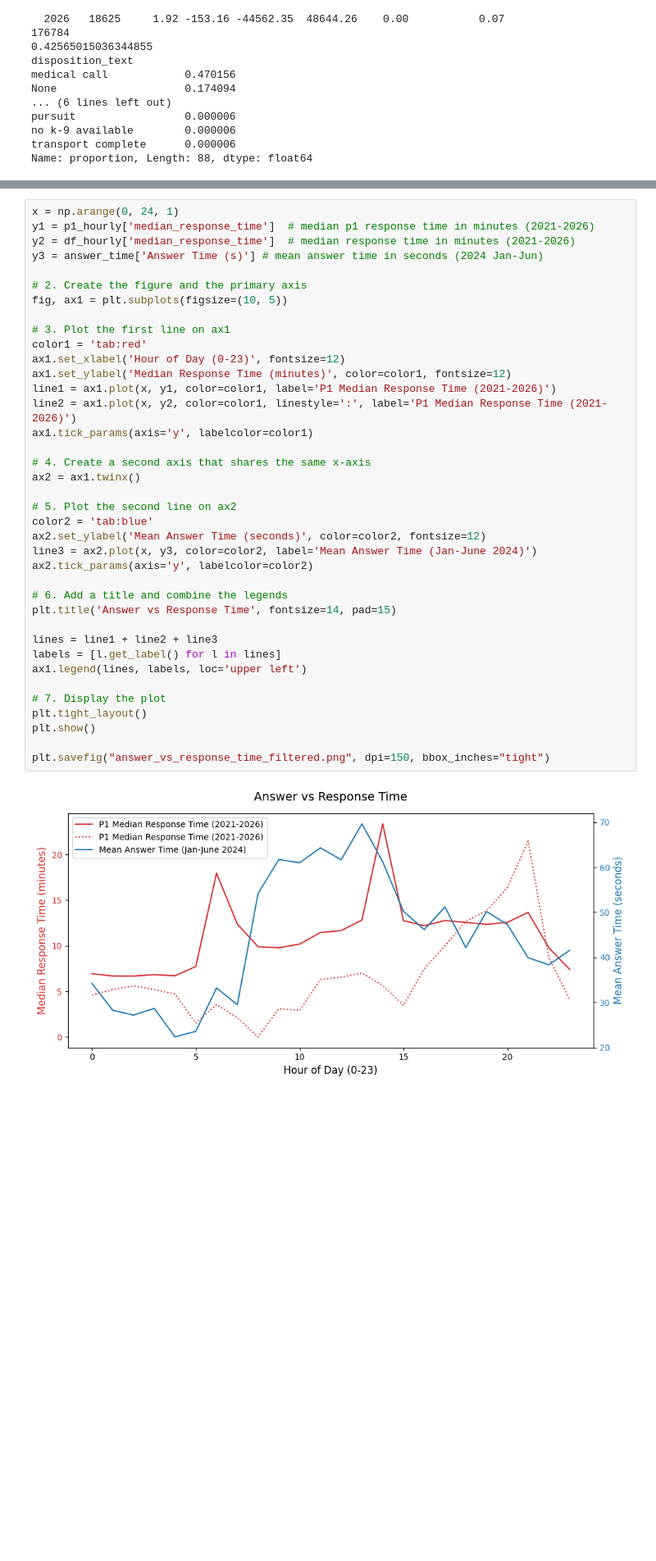
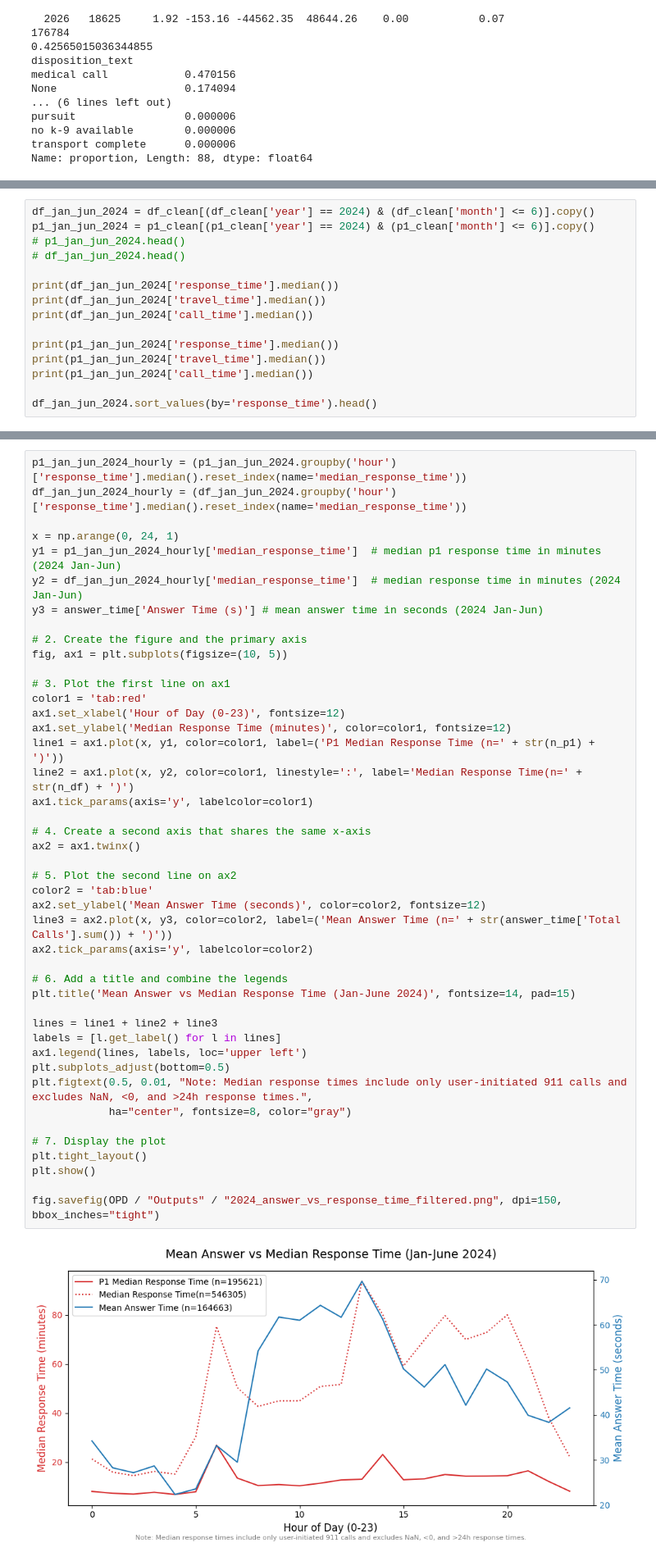
Before and after one commit to yoonoolee/oakland_police_department, a Jupyter notebook: test_cindy.ipynb, the cells around one changed output, grey strips where cells are left out. Shown at 82% size. Cells and saved outputs as stored; diff of their text form; blank space fills up the shorter version.

```diff
--- a/test_cindy.ipynb
+++ b/test_cindy.ipynb
@@ -351,0 +344,15 @@ plt.savefig("p1_median_response_time_filtered.png", dpi=150, bbox_inches="tight"
+# %%
+df_jan_jun_2024 = df_clean[(df_clean['year'] == 2024) & (df_clean['month'] <= 6)].copy()
+p1_jan_jun_2024 = p1_clean[(p1_clean['year'] == 2024) & (p1_clean['month'] <= 6)].copy()
+# p1_jan_jun_2024.head()
+# df_jan_jun_2024.head()
+
+print(df_jan_jun_2024['response_time'].median())
+print(df_jan_jun_2024['travel_time'].median())
+print(df_jan_jun_2024['call_time'].median())
+
+print(p1_jan_jun_2024['response_time'].median())
+print(p1_jan_jun_2024['travel_time'].median())
+print(p1_jan_jun_2024['call_time'].median())
+
+df_jan_jun_2024.sort_values(by='response_time').head()
@@ -352,40 +373,46 @@ plt.savefig("p1_median_response_time_filtered.png", dpi=150, bbox_inches="tight"
 # %%
+p1_jan_jun_2024_hourly = (p1_jan_jun_2024.groupby('hour')['response_time'].median().reset_index(name='median_response_time'))
+df_jan_jun_2024_hourly = (df_jan_jun_2024.groupby('hour')['response_time'].median().reset_index(name='median_response_time'))
+
 x = np.arange(0, 24, 1)
-y1 = p1_hourly['median_response_time']  # median p1 response time in minutes (2021-2026)
-y2 = df_hourly['median_response_time']  # median response time in minutes (2021-2026)
+y1 = p1_jan_jun_2024_hourly['median_response_time']  # median p1 response time in minutes (2024 Jan-Jun)
+y2 = df_jan_jun_2024_hourly['median_response_time']  # median response time in minutes (2024 Jan-Jun)
 y3 = answer_time['Answer Time (s)'] # mean answer time in seconds (2024 Jan-Jun)
 
 # 2. Create the figure and the primary axis
 fig, ax1 = plt.subplots(figsize=(10, 5))
 
 # 3. Plot the first line on ax1
 color1 = 'tab:red'
 ax1.set_xlabel('Hour of Day (0-23)', fontsize=12)
 ax1.set_ylabel('Median Response Time (minutes)', color=color1, fontsize=12)
-line1 = ax1.plot(x, y1, color=color1, label='P1 Median Response Time (2021-2026)')
-line2 = ax1.plot(x, y2, color=color1, linestyle=':', label='P1 Median Response Time (2021-2026)')
+line1 = ax1.plot(x, y1, color=color1, label=('P1 Median Response Time (n=' + str(n_p1) + ')'))
+line2 = ax1.plot(x, y2, color=color1, linestyle=':', label='Median Response Time(n=' + str(n_df) + ')')
 ax1.tick_params(axis='y', labelcolor=color1)
 
 # 4. Create a second axis that shares the same x-axis
 ax2 = ax1.twinx()
 
 # 5. Plot the second line on ax2
 color2 = 'tab:blue'
 ax2.set_ylabel('Mean Answer Time (seconds)', color=color2, fontsize=12)
-line3 = ax2.plot(x, y3, color=color2, label='Mean Answer Time (Jan-June 2024)')
+line3 = ax2.plot(x, y3, color=color2, label=('Mean Answer Time (n=' + str(answer_time['Total Calls'].sum()) + ')'))
 ax2.tick_params(axis='y', labelcolor=color2)
 
 # 6. Add a title and combine the legends
-plt.title('Answer vs Response Time', fontsize=14, pad=15)
+plt.title('Mean Answer vs Median Response Time (Jan-June 2024)', fontsize=14, pad=15)
 
 lines = line1 + line2 + line3
 labels = [l.get_label() for l in lines]
 ax1.legend(lines, labels, loc='upper left')
+plt.subplots_adjust(bottom=0.5)
+plt.figtext(0.5, 0.01, "Note: Median response times include only user-initiated 911 calls and excludes NaN, <0, and >24h response times.",
+            ha="center", fontsize=8, color="gray")
 
 # 7. Display the plot
 plt.tight_layout()
 plt.show()
 
-plt.savefig("answer_vs_response_time_filtered.png", dpi=150, bbox_inches="tight")
+fig.savefig(OPD / "Outputs" / "2024_answer_vs_response_time_filtered.png", dpi=150, bbox_inches="tight")
 # %% [output]
-[figure, old version]
+[figure, new version]
```
Also changed, not shown: parts of 14 cells of this notebook.
